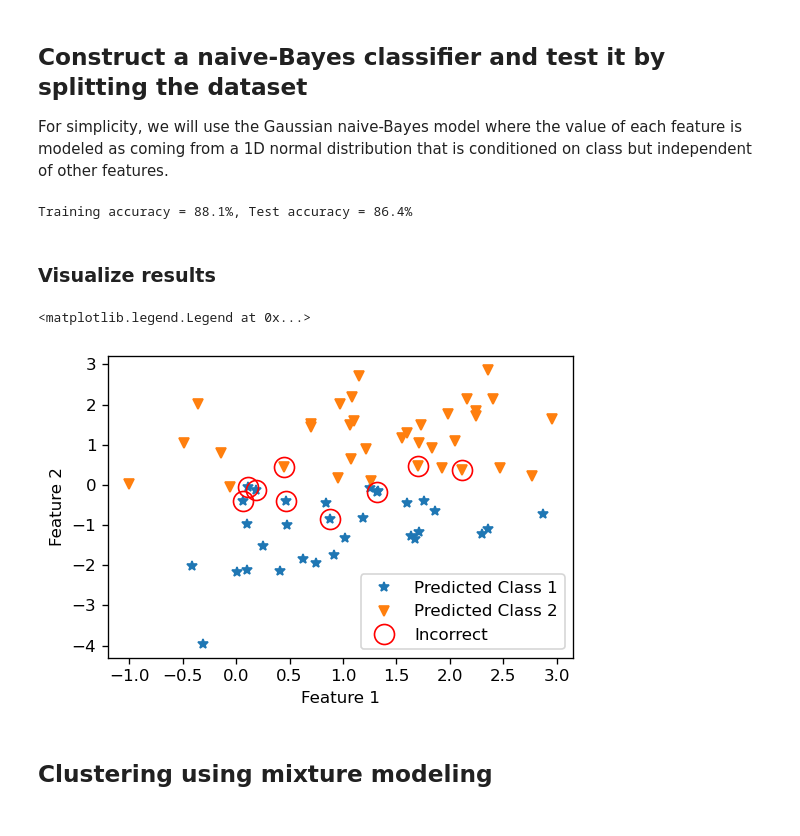
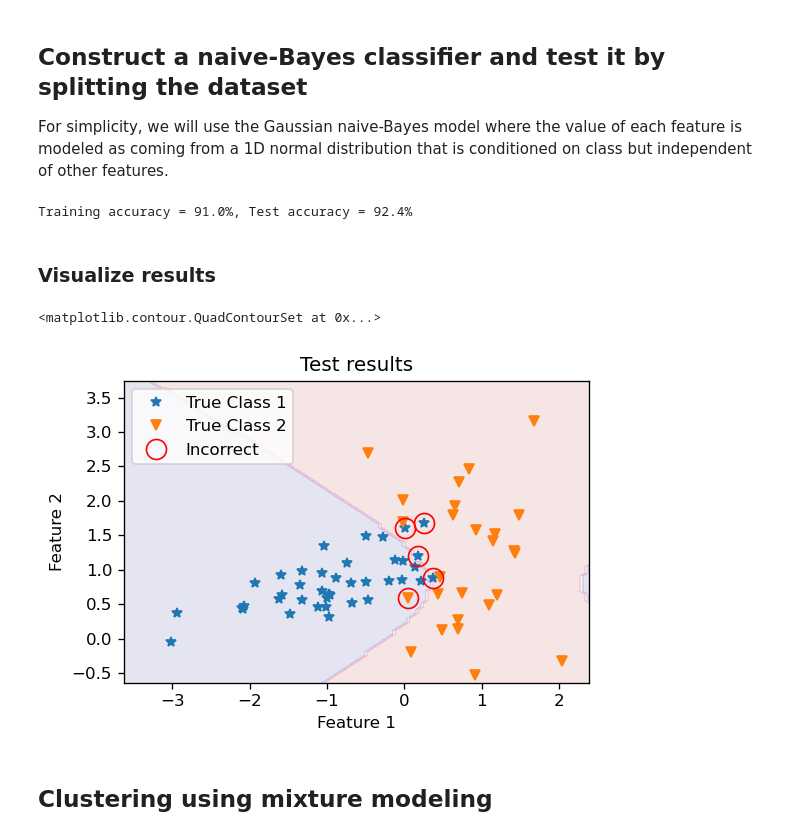
Before and after one commit to haribharadwaj/notebooks, a Jupyter notebook: BME511/ProbablisticClassificationClustering.ipynb, the cells around one changed output. Cells and saved outputs as stored; diff of their text form; code cells hidden in the pictures.

```diff
--- a/BME511/ProbablisticClassificationClustering.ipynb
+++ b/BME511/ProbablisticClassificationClustering.ipynb
@@ -25,11 +25,11 @@ n_features = 2
 n_samples = 200
 n_redundant = 0
 n_clusters_per_class = 1
-class_sep = 1
+class_sep = 0.8
 X, y = datasets.make_classification(n_classes=n_classes, n_features=n_features,
                                     n_samples=n_samples, n_redundant=n_redundant,
                                     n_clusters_per_class=n_clusters_per_class,
-                                    class_sep=class_sep)
+                                    class_sep=class_sep, random_state=0)
 # %% [markdown]
 ### Visualize the dataset
 # %%
@@ -51,7 +51,7 @@ For simplicity, we will use the Gaussian naive-Bayes model where the value of ea
 from sklearn.naive_bayes import GaussianNB
 from sklearn.model_selection import train_test_split
 
-X_train, X_test, y_train, y_test = train_test_split(X, y, test_size=0.33)
+X_train, X_test, y_train, y_test = train_test_split(X, y, test_size=0.33, random_state=0)
 
 model = GaussianNB()
 model.fit(X_train, y_train)
@@ -63,21 +63,53 @@ acc_test = (y_predicted_test == y_test).sum() * 100. / y_test.shape[0]
 
 print(f'Training accuracy = {acc_train:0.1f}%, Test accuracy = {acc_test:0.1f}%')
 # %% [output]
-Training accuracy = 88.1%, Test accuracy = 86.4%
+Training accuracy = 91.0%, Test accuracy = 92.4%
 # %% [markdown]
 ### Visualize results
 # %%
+def make_meshgrid(X, ngrid=100, slack=0.2):
+    if len(X.shape) > 2:
+        warnings.warn('Grid visualization only work for 2D or less!')
+    xmin, xmax = X[:, 0].min(),  X[:, 0].max()
+    ymin, ymax = X[:, 1].min(),  X[:, 1].max()
+
+    # Apply some slack so points are are not near the edge
+    xmin *= 1 - np.sign(xmin) * slack
+    xmax *= 1 + np.sign(xmax) * slack
+    ymin *= 1 - np.sign(ymin) * slack
+    ymax *= 1 + np.sign(ymax) * slack
+
+    dx = (xmax - xmin) / ngrid
+    dy = (ymax - ymin) / ngrid
+    x = np.arange(xmin, xmax, dx)
+    y = np.arange(ymin, ymax, dy)
+    xx, yy = np.meshgrid(x, y)
+    return (xx, yy)
+
+
+def plot_decision(xx, yy, clf, **params):
+    Z = clf.predict(np.c_[xx.ravel(), yy.ravel()])
+    Z = Z.reshape(xx.shape)
+    out = pl.contourf(xx, yy, Z, **params)
+    return out
+
+
 for c in range(n_classes):
-    pl.plot(X_test[y_predicted_test==c, 0], X_test[y_predicted_test==c, 1], linestyle='', marker=next(marker))
+    pl.plot(X_test[y_test==c, 0], X_test[y_test==c, 1], linestyle='', marker=next(marker))
 
 pl.plot(X_test[y_predicted_test != y_test, 0], X_test[y_predicted_test != y_test, 1], 'or',
         markersize=12, markerfacecolor='none')
 pl.xlabel('Feature 1')
 pl.ylabel('Feature 2')
-pl.legend(('Predicted Class 1', 'Predicted Class 2', 'Incorrect'), loc='best')
+pl.legend(('True Class 1', 'True Class 2', 'Incorrect'), loc='best')
+pl.title('Test results')
+
+# Plot decision function
+xx, yy = make_meshgrid(X_test)
+plot_decision(xx, yy, model, cmap='seismic', alpha=0.1)
 # %% [output]
-<matplotlib.legend.Legend at 0x...>
+<matplotlib.contour.QuadContourSet at 0x...>
-[figure, old version]
+[figure, new version]
 # %% [markdown]
 ## Clustering using mixture modeling
 # %% [markdown]
```
Also changed, not shown: parts of 12 cells of this notebook, 1 other file.
